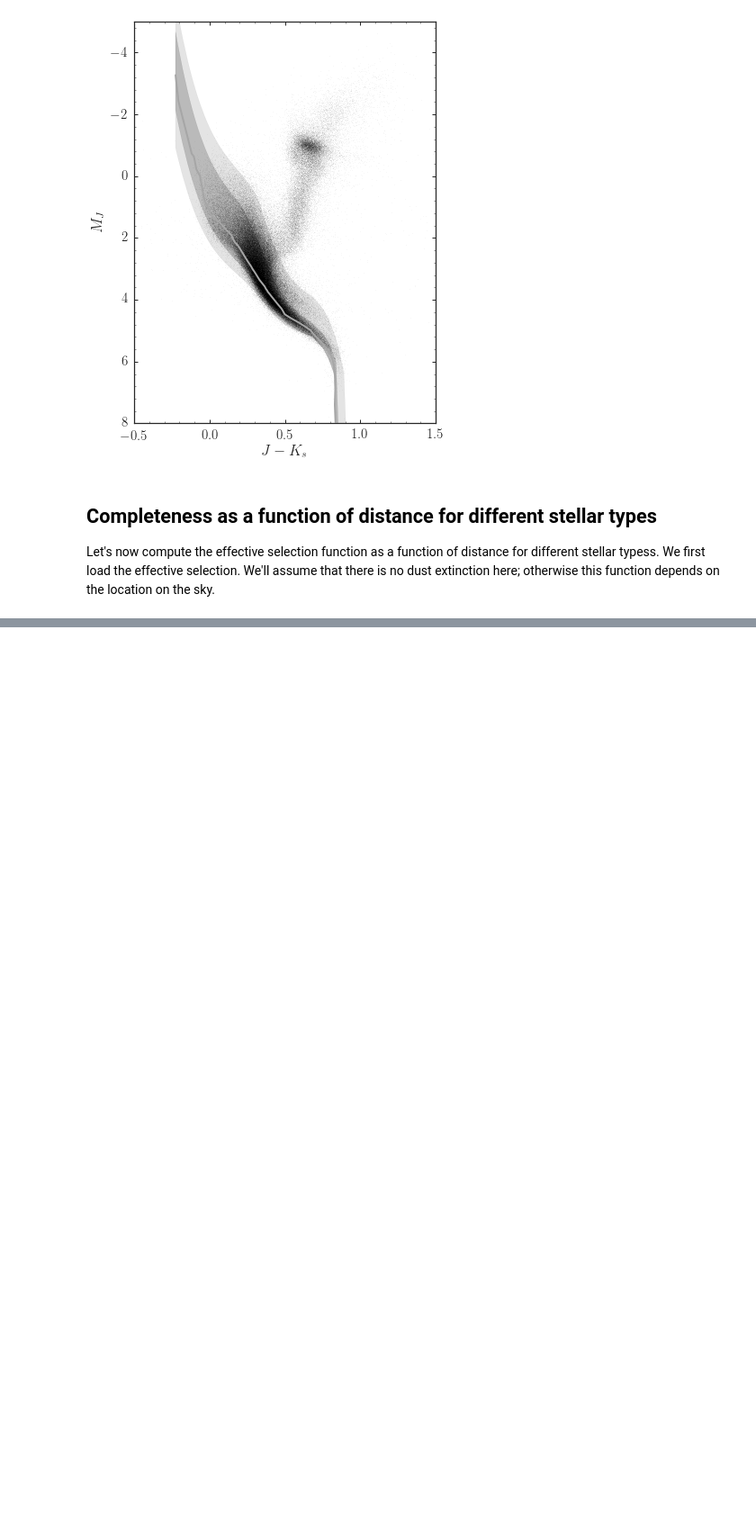
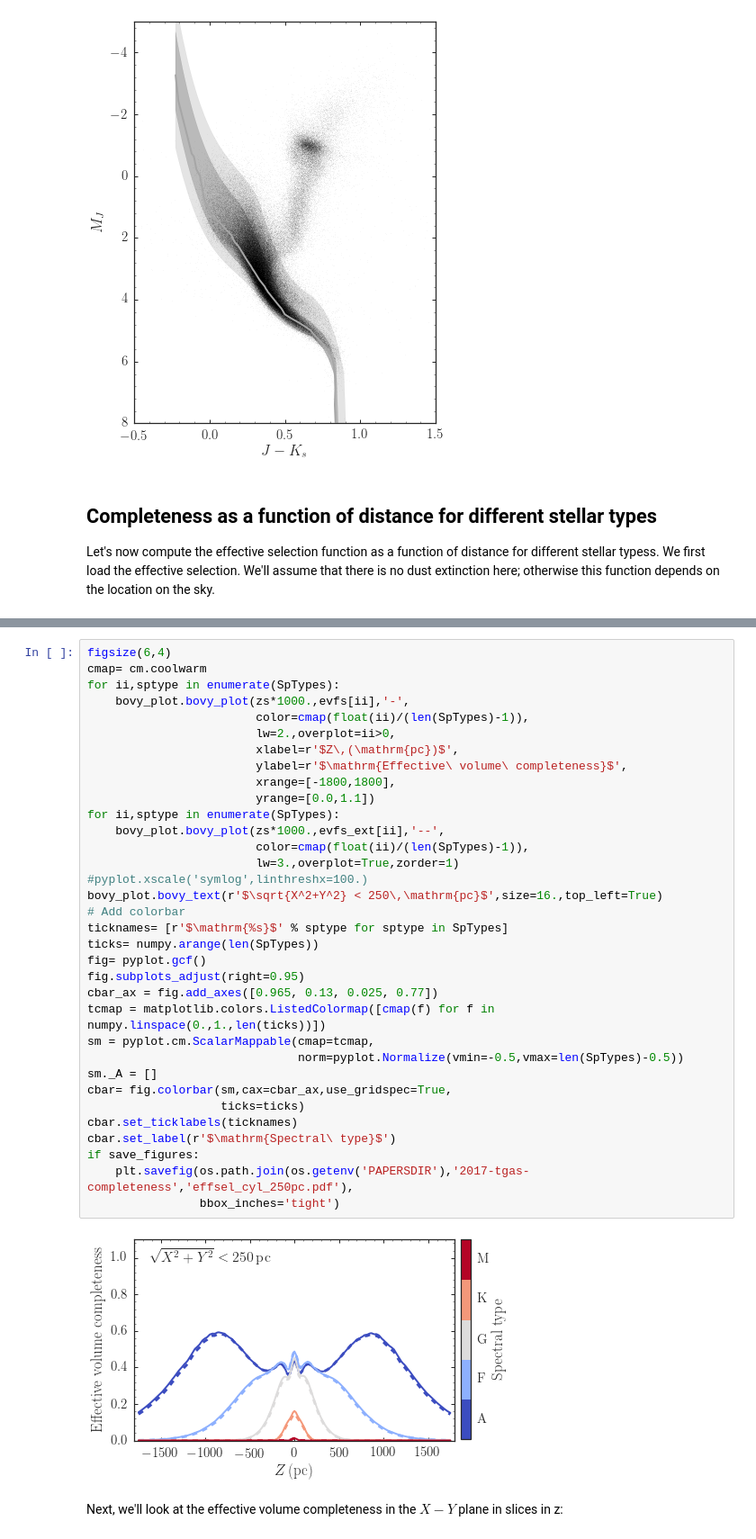
Before and after one commit to jobovy/tgas-completeness, a Jupyter notebook: py/TGAS-effective-completeness.ipynb, the cells around one changed output, grey strips where cells are left out. Shown at 90% size. Drawn from its saved outputs; the diff is of its cells as text; blank space fills up the shorter version.

```diff
--- a/py/TGAS-effective-completeness.ipynb
+++ b/py/TGAS-effective-completeness.ipynb
@@ -275,0 +556,38 @@ if save_figures:
+# %%
+figsize(6,4)
+cmap= cm.coolwarm
+for ii,sptype in enumerate(SpTypes):
+    bovy_plot.bovy_plot(zs*1000.,evfs[ii],'-',
+                        color=cmap(float(ii)/(len(SpTypes)-1)),
+                        lw=2.,overplot=ii>0,
+                        xlabel=r'$Z\,(\mathrm{pc})$',
+                        ylabel=r'$\mathrm{Effective\ volume\ completeness}$',
+                        xrange=[-1800,1800],
+                        yrange=[0.0,1.1])
+for ii,sptype in enumerate(SpTypes):
+    bovy_plot.bovy_plot(zs*1000.,evfs_ext[ii],'--',
+                        color=cmap(float(ii)/(len(SpTypes)-1)),
+                        lw=3.,overplot=True,zorder=1)
+#pyplot.xscale('symlog',linthreshx=100.)
+bovy_plot.bovy_text(r'$\sqrt{X^2+Y^2} < 250\,\mathrm{pc}$',size=16.,top_left=True)
+# Add colorbar
+ticknames= [r'$\mathrm{%s}$' % sptype for sptype in SpTypes]
+ticks= numpy.arange(len(SpTypes))
+fig= pyplot.gcf()
+fig.subplots_adjust(right=0.95)
+cbar_ax = fig.add_axes([0.965, 0.13, 0.025, 0.77])
+tcmap = matplotlib.colors.ListedColormap([cmap(f) for f in numpy.linspace(0.,1.,len(ticks))])
+sm = pyplot.cm.ScalarMappable(cmap=tcmap,
+                              norm=pyplot.Normalize(vmin=-0.5,vmax=len(SpTypes)-0.5))
+sm._A = []
+cbar= fig.colorbar(sm,cax=cbar_ax,use_gridspec=True,
+                   ticks=ticks)
+cbar.set_ticklabels(ticknames)
+cbar.set_label(r'$\mathrm{Spectral\ type}$')
+if save_figures:
+    plt.savefig(os.path.join(os.getenv('PAPERSDIR'),'2017-tgas-completeness','effsel_cyl_250pc.pdf'),
+                bbox_inches='tight')
+# %% [output]
+[figure, added]
+# %% [markdown]
+Next, we'll look at the effective volume completeness in the $X-Y$ plane in slices in z:
```
Also changed, not shown: parts of 21 cells of this notebook.
